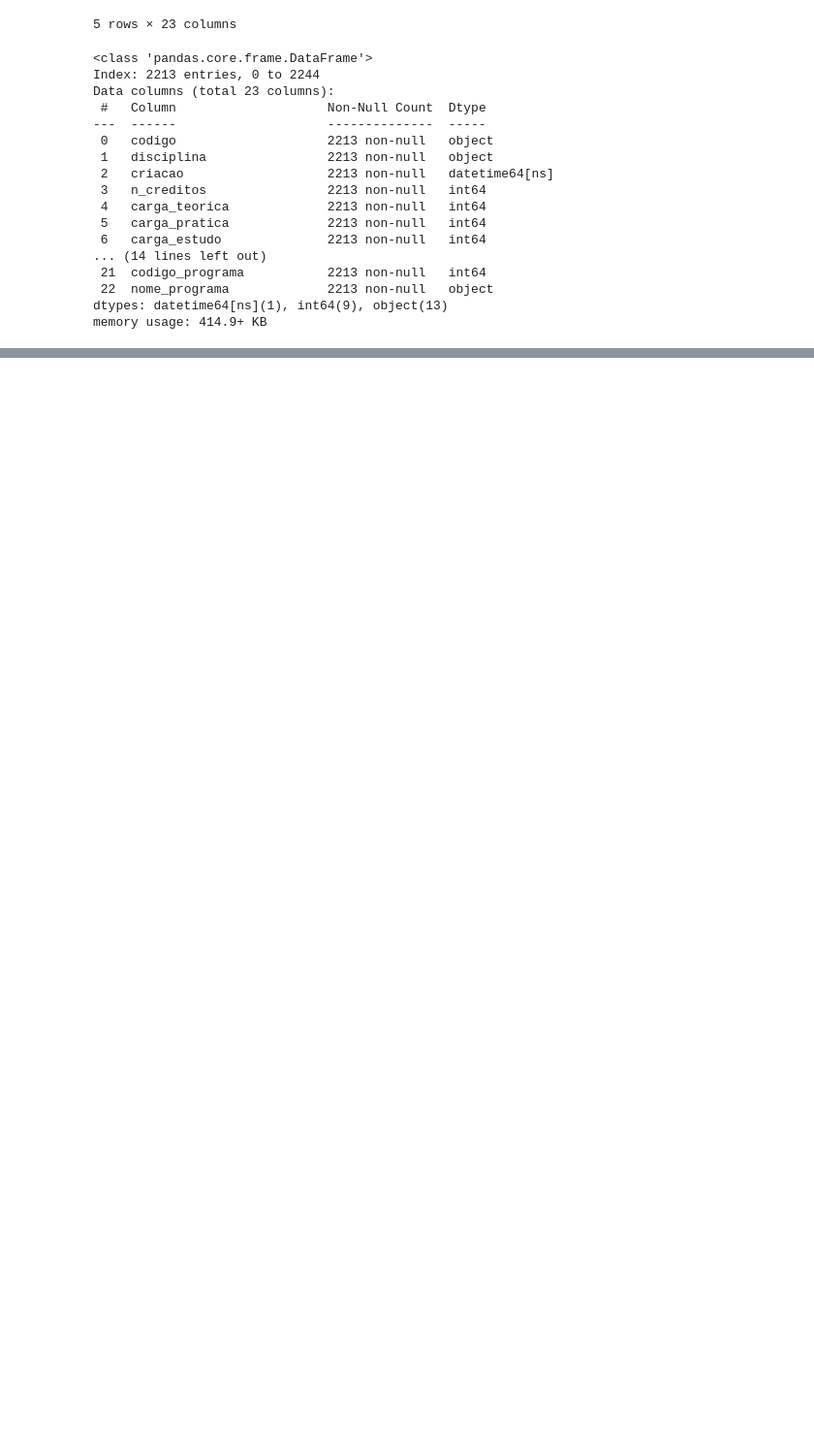
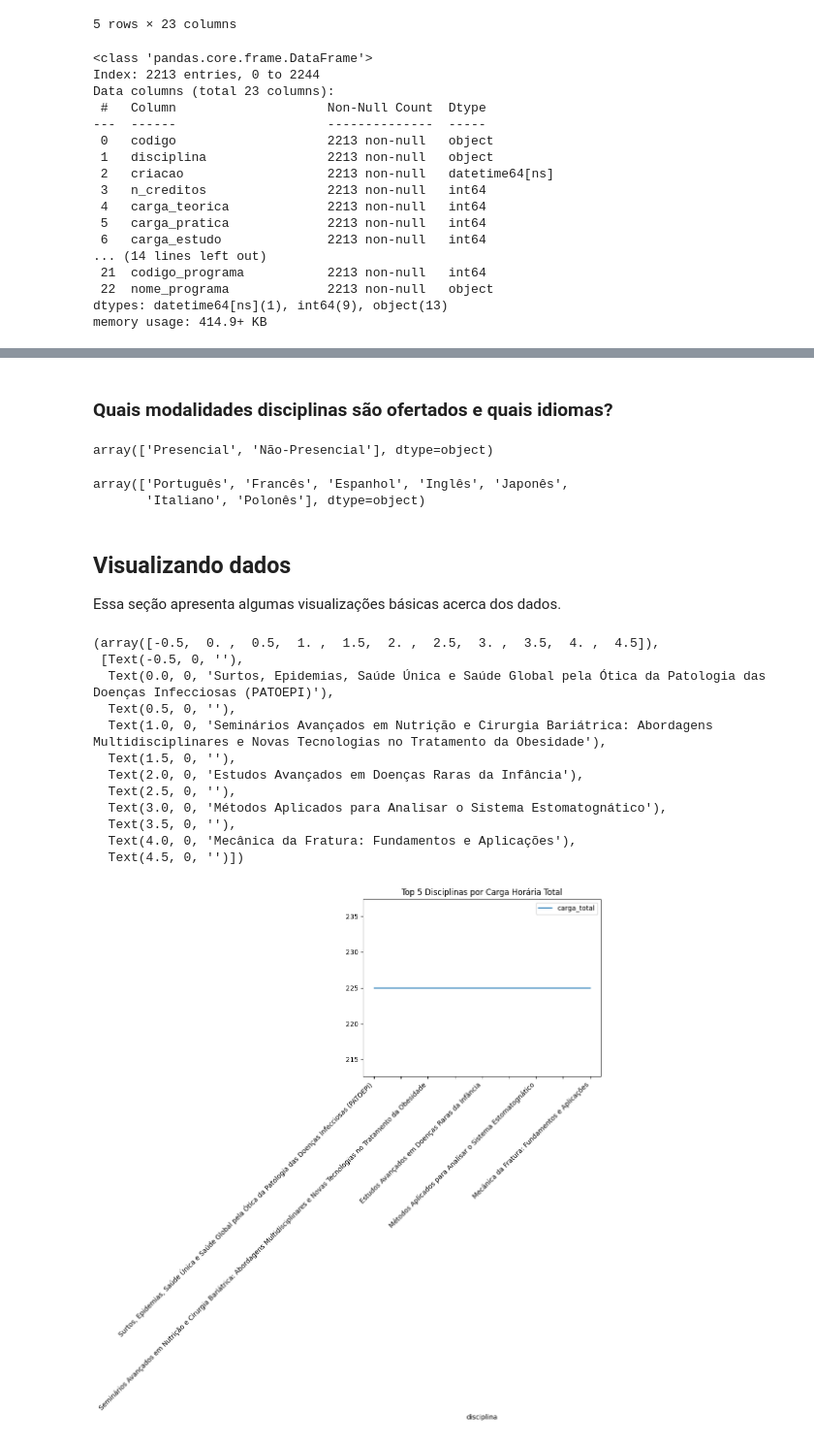
Before and after one commit to itepifanio/viz-disciplinas-usp, a Jupyter notebook: nbs/01_data_analysis.ipynb, the cells around one changed output, grey strips where cells are left out. Shown at 97% size. Drawn from its saved outputs; the diff is of its cells as text; code cells hidden in the pictures; blank space fills up the shorter version.

Commit message:
Atualiza análise de dados com algumas investigações simples sobre os dados

```diff
--- a/nbs/01_data_analysis.ipynb
+++ b/nbs/01_data_analysis.ipynb
@@ -47,0 +119,32 @@ memory usage: 414.9+ KB
+# %% [markdown]
+### Quais modalidades disciplinas são ofertados e quais idiomas?
+# %%
+df['oferecimento'].unique()
+# %% [output]
+array(['Presencial', 'Não-Presencial'], dtype=object)
+# %%
+df['idioma'].unique()
+# %% [output]
+array(['Português', 'Francês', 'Espanhol', 'Inglês', 'Japonês',
+       'Italiano', 'Polonês'], dtype=object)
+# %% [markdown]
+## Visualizando dados
+
+Essa seção apresenta algumas visualizações básicas acerca dos dados.
+# %%
+df.nlargest(n=5, columns=['carga_total']).plot(x='disciplina', y='carga_total', title='Top 5 Disciplinas por Carga Horária Total')
+plt.xticks(rotation=45, ha='right')
+# %% [output]
+(array([-0.5,  0. ,  0.5,  1. ,  1.5,  2. ,  2.5,  3. ,  3.5,  4. ,  4.5]),
+ [Text(-0.5, 0, ''),
+  Text(0.0, 0, 'Surtos, Epidemias, Saúde Única e Saúde Global pela Ótica da Patologia das Doenças Infecciosas (PATOEPI)'),
+  Text(0.5, 0, ''),
+  Text(1.0, 0, 'Seminários Avançados em Nutrição e Cirurgia Bariátrica: Abordagens Multidisciplinares e Novas Tecnologias no Tratamento da Obesidade'),
+  Text(1.5, 0, ''),
+  Text(2.0, 0, 'Estudos Avançados em Doenças Raras da Infância'),
+  Text(2.5, 0, ''),
+  Text(3.0, 0, 'Métodos Aplicados para Analisar o Sistema Estomatognático'),
+  Text(3.5, 0, ''),
+  Text(4.0, 0, 'Mecânica da Fratura: Fundamentos e Aplicações'),
+  Text(4.5, 0, '')])
+[figure, added]
```
Also changed, not shown: parts of 20 cells of this notebook.
